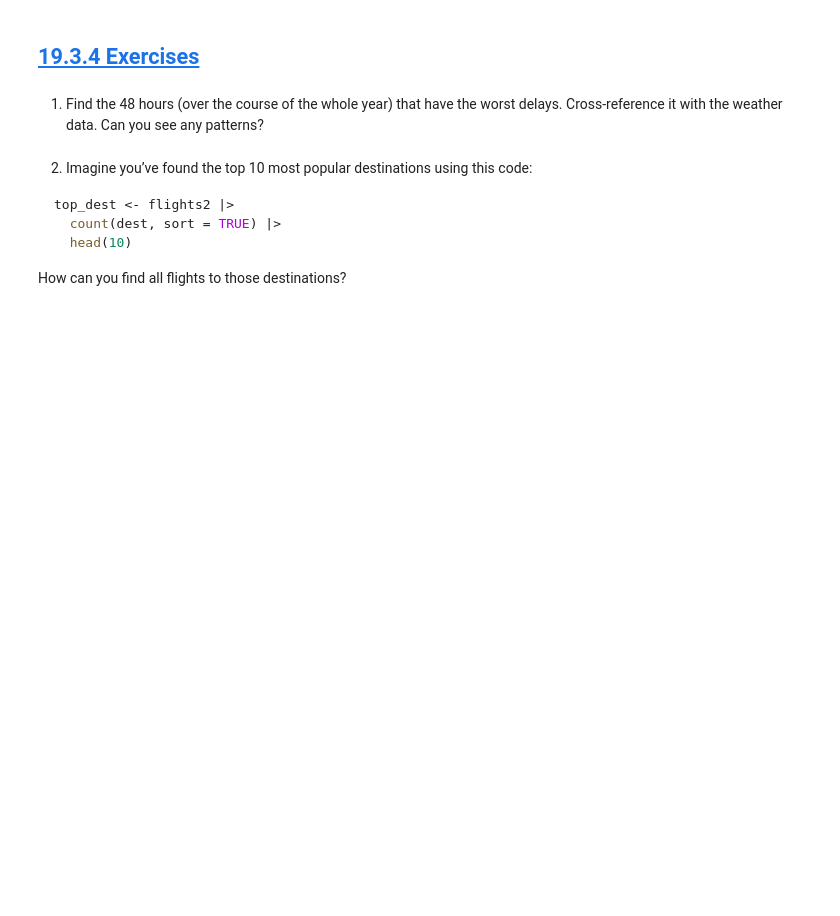
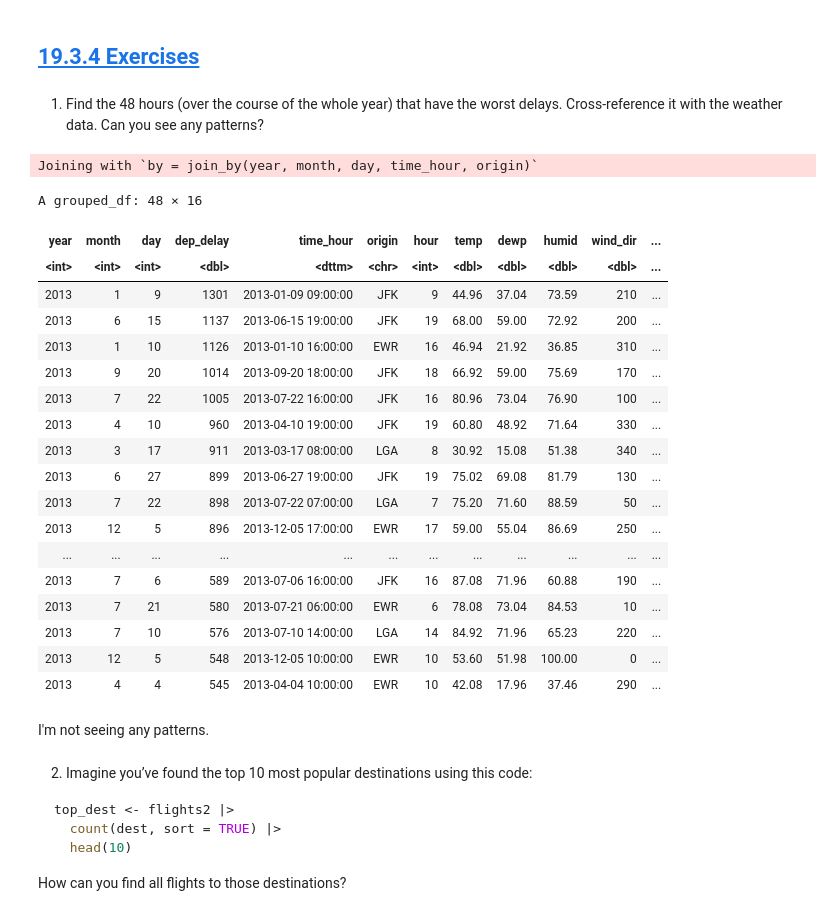
Before and after one commit to Brandy-Corwin/R-for-DS-exercises, a Jupyter notebook: Week_10_Assignments.ipynb, the cells around one changed output. Saved outputs shown, nothing was run; the diff lists cells and outputs as text; code cells hidden in the pictures; blank space fills up the shorter version.

````diff
--- a/Week_10_Assignments.ipynb
+++ b/Week_10_Assignments.ipynb
@@ -14,6 +65,36 @@
 ## [19.3.4 Exercises](https://r4ds.hadley.nz/joins#exercises-1)
 # %% [markdown]
 1. Find the 48 hours (over the course of the whole year) that have the worst delays. Cross-reference it with the weather data. Can you see any patterns?
+# %%
+flights |>
+    group_by(time_hour) |>
+    arrange(desc(dep_delay)) |>
+    select(year,month,day,dep_delay, time_hour, origin) |>
+    head(n=48) |>
+    left_join(weather)
+# %% [output]
+Joining with `by = join_by(year, month, day, time_hour, origin)`
+A grouped_df: 48 × 16
+| year | month | day | dep_delay | time_hour | origin | hour | temp | dewp | humid | wind_dir | ... |
+| <int> | <int> | <int> | <dbl> | <dttm> | <chr> | <int> | <dbl> | <dbl> | <dbl> | <dbl> | ... |
+| 2013 | 1 | 9 | 1301 | 2013-01-09 09:00:00 | JFK | 9 | 44.96 | 37.04 | 73.59 | 210 | ... |
+| 2013 | 6 | 15 | 1137 | 2013-06-15 19:00:00 | JFK | 19 | 68.00 | 59.00 | 72.92 | 200 | ... |
+| 2013 | 1 | 10 | 1126 | 2013-01-10 16:00:00 | EWR | 16 | 46.94 | 21.92 | 36.85 | 310 | ... |
+| 2013 | 9 | 20 | 1014 | 2013-09-20 18:00:00 | JFK | 18 | 66.92 | 59.00 | 75.69 | 170 | ... |
+| 2013 | 7 | 22 | 1005 | 2013-07-22 16:00:00 | JFK | 16 | 80.96 | 73.04 | 76.90 | 100 | ... |
+| 2013 | 4 | 10 | 960 | 2013-04-10 19:00:00 | JFK | 19 | 60.80 | 48.92 | 71.64 | 330 | ... |
+| 2013 | 3 | 17 | 911 | 2013-03-17 08:00:00 | LGA | 8 | 30.92 | 15.08 | 51.38 | 340 | ... |
+| 2013 | 6 | 27 | 899 | 2013-06-27 19:00:00 | JFK | 19 | 75.02 | 69.08 | 81.79 | 130 | ... |
+| 2013 | 7 | 22 | 898 | 2013-07-22 07:00:00 | LGA | 7 | 75.20 | 71.60 | 88.59 | 50 | ... |
+| 2013 | 12 | 5 | 896 | 2013-12-05 17:00:00 | EWR | 17 | 59.00 | 55.04 | 86.69 | 250 | ... |
+| ... | ... | ... | ... | ... | ... | ... | ... | ... | ... | ... | ... |
+| 2013 | 7 | 6 | 589 | 2013-07-06 16:00:00 | JFK | 16 | 87.08 | 71.96 | 60.88 | 190 | ... |
+| 2013 | 7 | 21 | 580 | 2013-07-21 06:00:00 | EWR | 6 | 78.08 | 73.04 | 84.53 | 10 | ... |
+| 2013 | 7 | 10 | 576 | 2013-07-10 14:00:00 | LGA | 14 | 84.92 | 71.96 | 65.23 | 220 | ... |
+| 2013 | 12 | 5 | 548 | 2013-12-05 10:00:00 | EWR | 10 | 53.60 | 51.98 | 100.00 | 0 | ... |
+| 2013 | 4 | 4 | 545 | 2013-04-04 10:00:00 | EWR | 10 | 42.08 | 17.96 | 37.46 | 290 | ... |
+# %% [markdown]
+I'm not seeing any patterns.
 # %% [markdown]
 2. Imagine you’ve found the top 10 most popular destinations using this code:
 ```r
````
Also changed, not shown: parts of 21 cells of this notebook.
